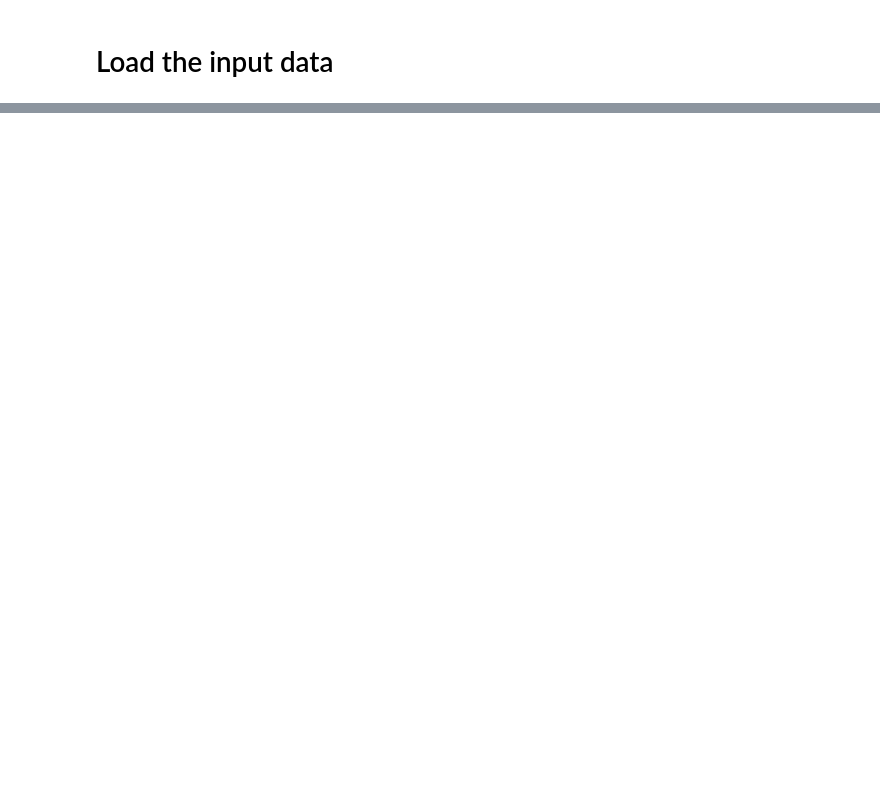
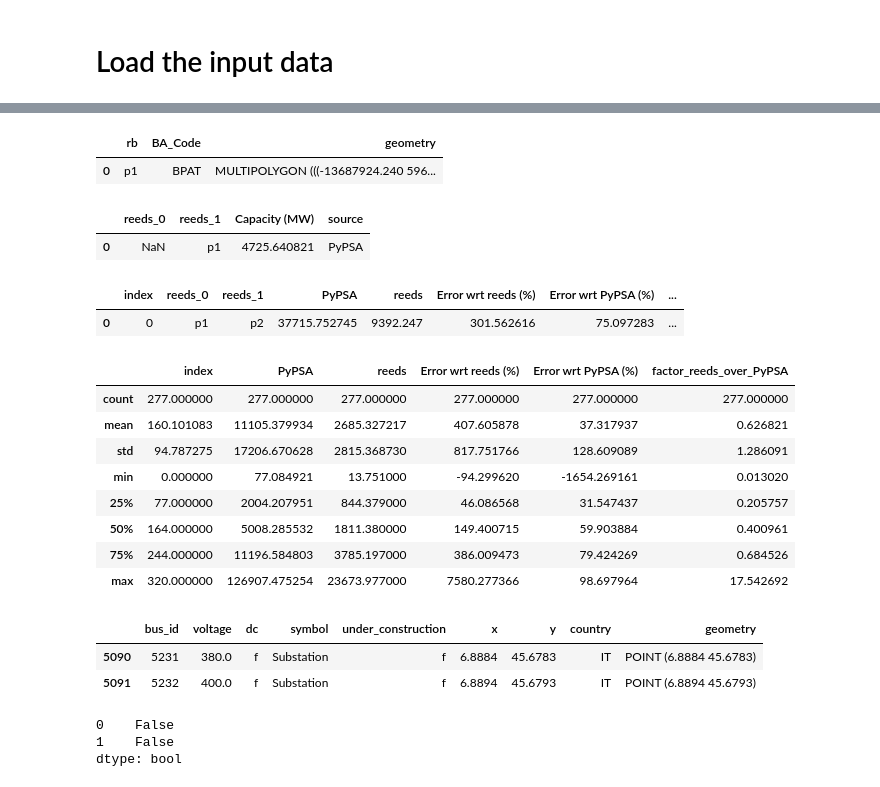
Before and after one commit to open-energy-transition/geothermal-modelling, a Jupyter notebook: analysis/notebooks/network_comparison.ipynb, the cells around one changed output, grey strips where cells are left out. Saved outputs shown, nothing was run; the diff lists cells and outputs as text; code cells hidden in the pictures; blank space fills up the shorter version.

```diff
--- a/analysis/notebooks/network_comparison.ipynb
+++ b/analysis/notebooks/network_comparison.ipynb
@@ -445,0 +335,5 @@ base_network_pypsa_earth.lines.head(2)
+# %%
+reeds_shapes_gdf.head(1)
+# %% [output]
+|  | rb | BA_Code | geometry |
+| 0 | p1 | BPAT | MULTIPOLYGON (((-13687924.240 596... |
@@ -445,0 +342,23 @@ base_network_pypsa_earth.lines.head(2)
+# %%
+df.head(1)
+# %% [output]
+|  | reeds_0 | reeds_1 | Capacity (MW) | source |
+| 0 | NaN | p1 | 4725.640821 | PyPSA |
+# %%
+output_df = pd.read_csv("/Users/fabriziofinozzi/Desktop/OpenEnergyTransition/repo/geothermal-modelling/analysis/outputs/pypsa_earth_reeds_capacities_max_import_export.csv")
+output_df.head(1)
+# %% [output]
+|  | index | reeds_0 | reeds_1 | PyPSA | reeds | Error wrt reeds (%) | Error wrt PyPSA (%) | ... |
+| 0 | 0 | p1 | p2 | 37715.752745 | 9392.247 | 301.562616 | 75.097283 | ... |
+# %%
+output_df.describe()
+# %% [output]
+|  | index | PyPSA | reeds | Error wrt reeds (%) | Error wrt PyPSA (%) | factor_reeds_over_PyPSA |
+| count | 277.000000 | 277.000000 | 277.000000 | 277.000000 | 277.000000 | 277.000000 |
+| mean | 160.101083 | 11105.379934 | 2685.327217 | 407.605878 | 37.317937 | 0.626821 |
+| std | 94.787275 | 17206.670628 | 2815.368730 | 817.751766 | 128.609089 | 1.286091 |
+| min | 0.000000 | 77.084921 | 13.751000 | -94.299620 | -1654.269161 | 0.013020 |
+| 25% | 77.000000 | 2004.207951 | 844.379000 | 46.086568 | 31.547437 | 0.205757 |
+| 50% | 164.000000 | 5008.285532 | 1811.380000 | 149.400715 | 59.903884 | 0.400961 |
+| 75% | 244.000000 | 11196.584803 | 3785.197000 | 386.009473 | 79.424269 | 0.684526 |
+| max | 320.000000 | 126907.475254 | 23673.977000 | 7580.277366 | 98.697964 | 17.542692 |
@@ -445,0 +374,12 @@ base_network_pypsa_earth.lines.head(2)
+# %%
+buses.query("index == 5090 or index == 5091")
+# %% [output]
+|  | bus_id | voltage | dc | symbol | under_construction | x | y | country | geometry |
+| 5090 | 5231 | 380.0 | f | Substation | f | 6.8884 | 45.6783 | IT | POINT (6.8884 45.6783) |
+| 5091 | 5232 | 400.0 | f | Substation | f | 6.8894 | 45.6793 | IT | POINT (6.8894 45.6793) |
+# %%
+print(buses_in_europe_b_magic)
+# %% [output]
+0    False
+1    False
+dtype: bool
```
Also changed, not shown: parts of 140 cells of this notebook, 1 other file.
